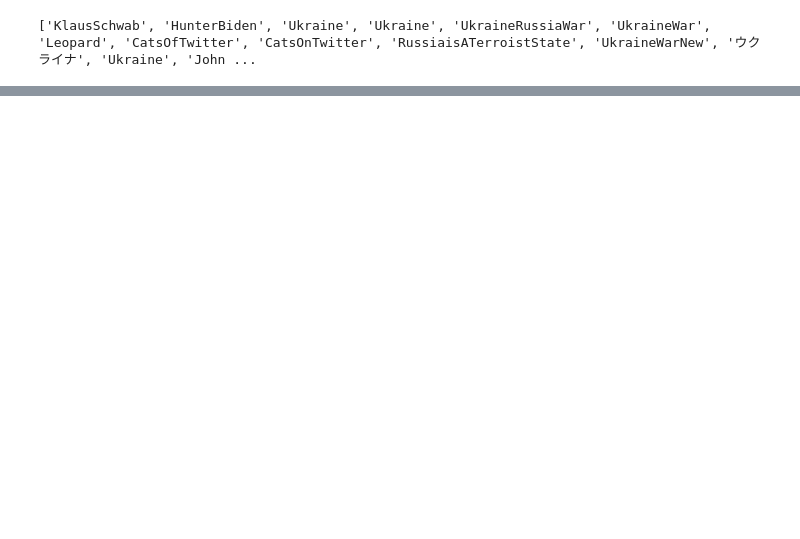
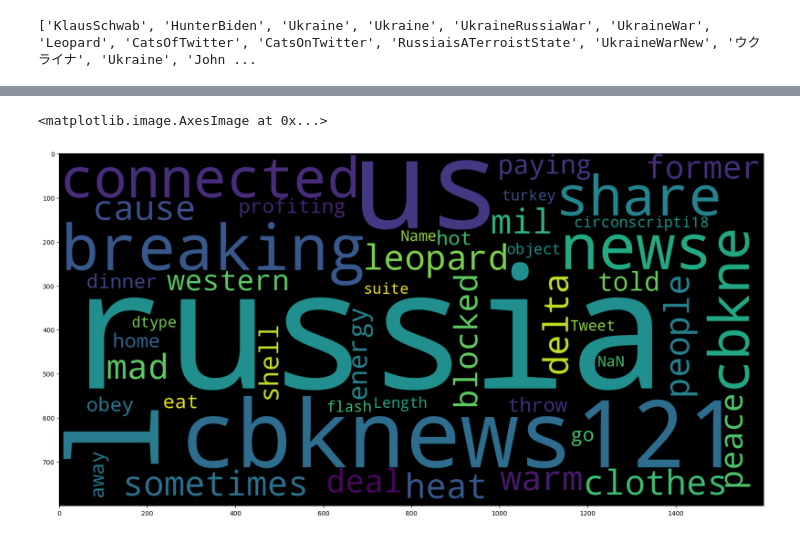
Before and after one commit to TanmayPatil105/Twitter-Sentimental-Analysis, a Jupyter notebook: eda/Data_Science.ipynb, the cells around one changed output, grey strips where cells are left out. Cells and saved outputs as stored; diff of their text form; code cells hidden in the pictures; blank space fills up the shorter version.

```diff
--- a/eda/Data_Science.ipynb
+++ b/eda/Data_Science.ipynb
@@ -187,0 +189,8 @@ plt.show()
+# %%
+data_neg = df['Tweet']
+plt.figure(figsize = (20,20))
+wc = WordCloud(max_words = 10000 , width = 1600 , height = 800, collocations=False).generate("".join(str(data_neg)))
+plt.imshow(wc)
+# %% [output]
+<matplotlib.image.AxesImage at 0x...>
+[figure, added]
```
Also changed, not shown: parts of 9 cells of this notebook, 2 other files.
